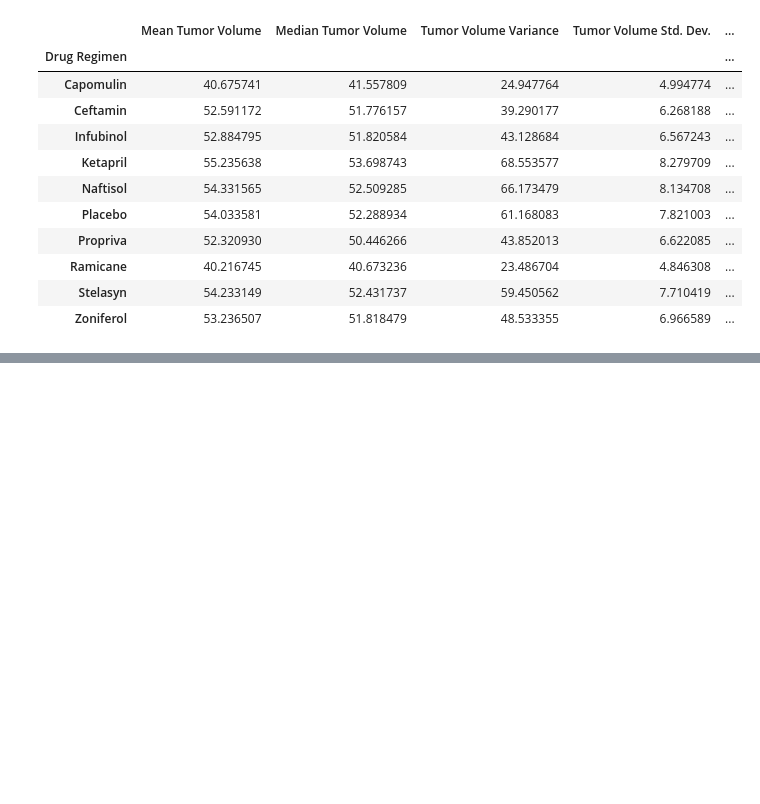
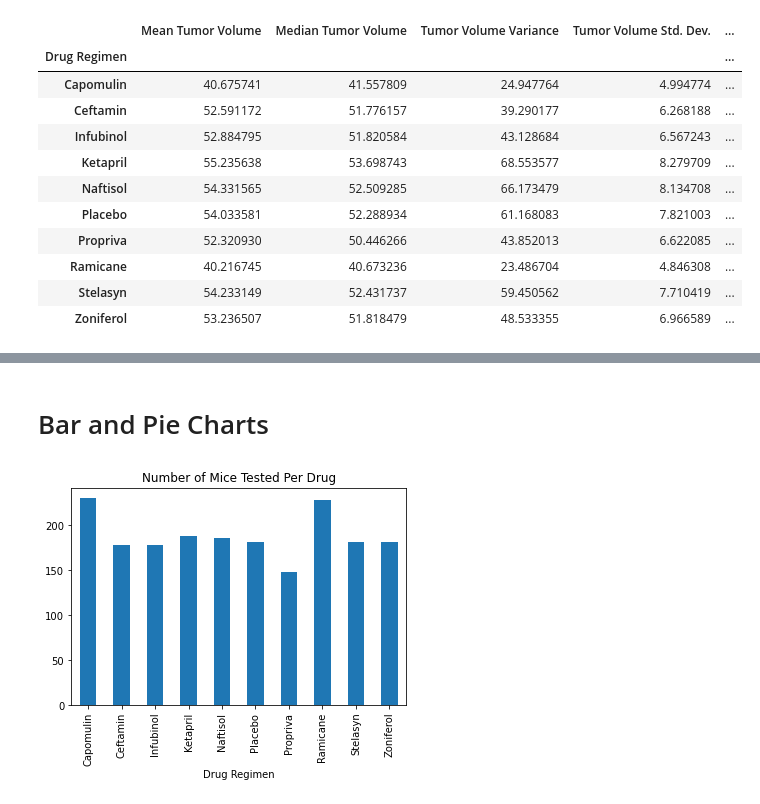
Before and after one commit to Colleen-Cobb/matplotlib-challenge, a Jupyter notebook: Pymaceuticals.ipynb, the cells around one changed output, grey strips where cells are left out. Saved outputs shown, nothing was run; the diff lists cells and outputs as text; code cells hidden in the pictures; blank space fills up the shorter version.

Commit message:
bar charts

```diff
--- a/Pymaceuticals.ipynb
+++ b/Pymaceuticals.ipynb
@@ -135,0 +171,19 @@ statistics_summary
+# %% [markdown]
+# Bar and Pie Charts
+# %%
+# Generate a bar plot showing the total number of timepoints for all mice tested for each drug regimen using Pandas.
+
+drug_name=clean_data.groupby("Drug Regimen")
+
+time=drug_name["Mouse ID"].count()
+bar_panda=time.plot(kind="bar", title="Number of Mice Tested Per Drug")
+bar_panda.set_xlabel=("Drug Regimen")
+bar_panda.set_ylabel=("Number of Mice Tested")
+
+plt.show()
+
+#Set x axis and tick locations
+# x_axis=np.arange(len(clean_data))
+# tick_locations=[value for value in x_axis]
+# %% [output]
+[figure, added]
```
Also changed, not shown: parts of 5 cells of this notebook.
